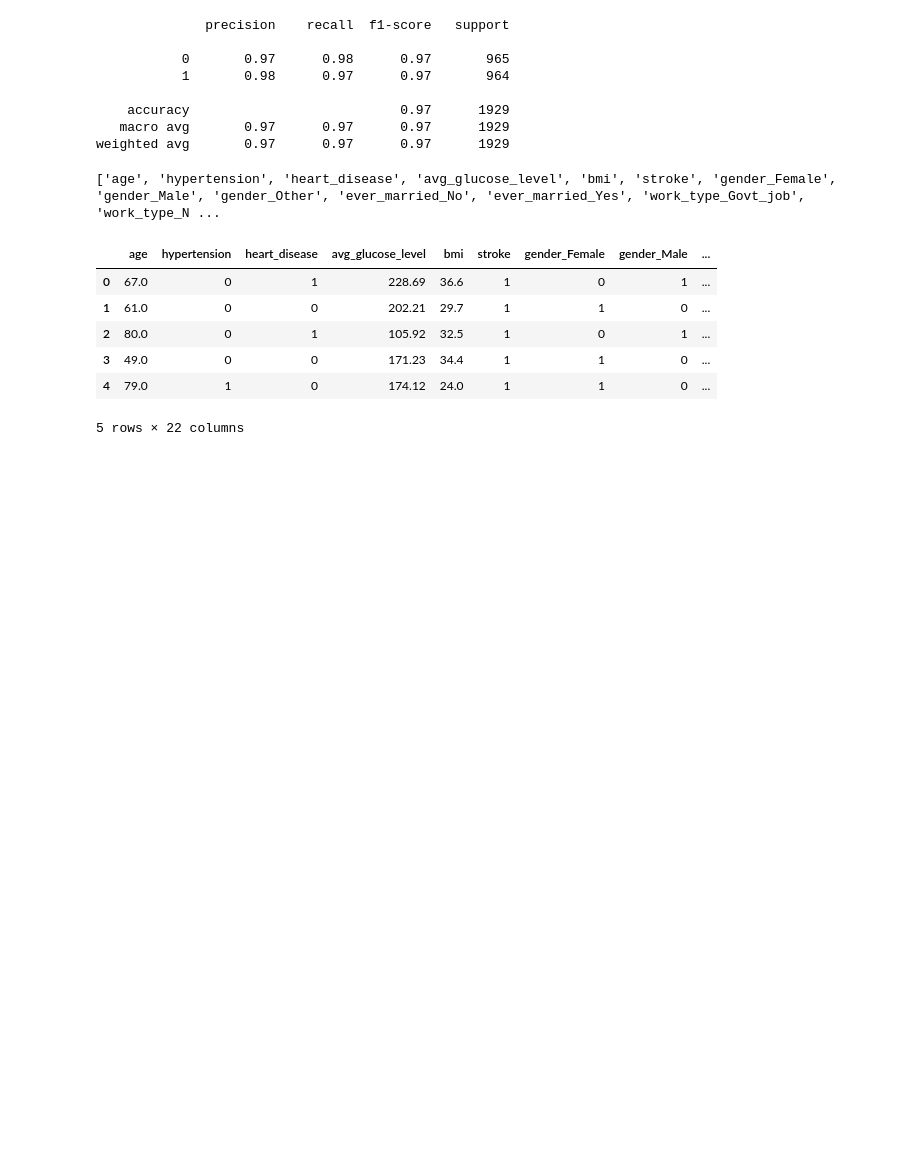
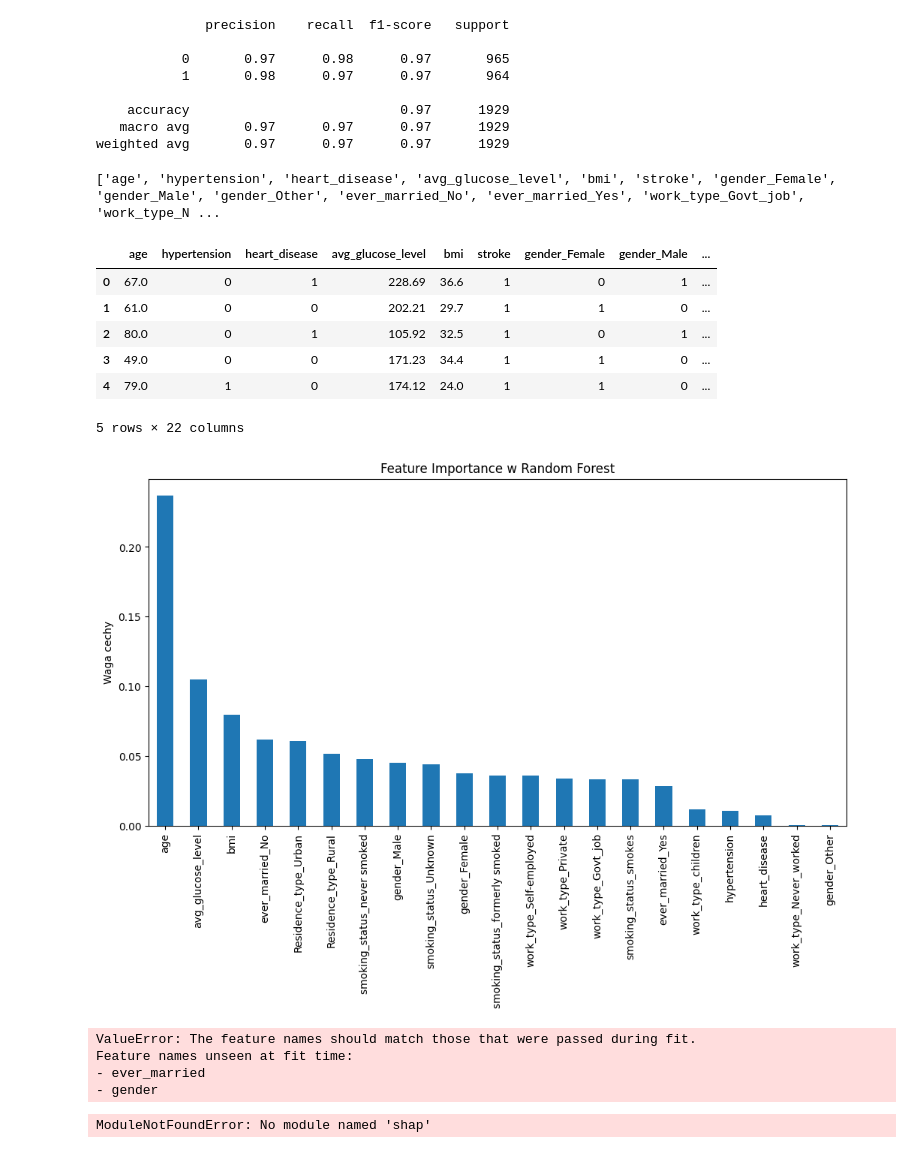
Before and after one commit to AnnaFurgalaWojas/Heart-disease-dataset, a Jupyter notebook: Analysis_Heart_disease-kopia.ipynb, the cells around one changed output. Drawn from its saved outputs; the diff is of its cells as text; code cells hidden in the pictures; blank space fills up the shorter version.

```diff
--- a/Analysis_Heart_disease-kopia.ipynb
+++ b/Analysis_Heart_disease-kopia.ipynb
@@ -6,7 +6,7 @@ from sklearn.preprocessing import StandardScaler
 import seaborn as sns
 import numpy as np
 # %%
-data = pd.read_csv('/Users/annafurgala-wojas/New project/Heart-disease-dataset/healthcare-dataset-stroke-data.csv')
+data = pd.read_csv('/Users/annafurgala-wojas/New_project/Heart-disease-dataset/healthcare-dataset-stroke-data.csv')
 data.head()
 # %% [output]
 |  | id | gender | age | hypertension | heart_disease | ever_married | work_type | Residence_type | ... |
@@ -576,3 +576,20 @@ data_final.head()
 | 3 | 49.0 | 0 | 0 | 171.23 | 34.4 | 1 | 1 | 0 | ... |
 | 4 | 79.0 | 1 | 0 | 174.12 | 24.0 | 1 | 1 | 0 | ... |
 5 rows × 22 columns
+# %%
+import matplotlib.pyplot as plt
+import pandas as pd
+
+# model to Twój wytrenowany RandomForestClassifier
+importances = classifier_RF_tomek.feature_importances_
+columns = classifier_RF_tomek.feature_names_in_
+
+feat_imp = pd.Series(importances, index=columns).sort_values(ascending=False)
+
+plt.figure(figsize=(12,6))
+feat_imp.plot(kind='bar')
+plt.title("Feature Importance w Random Forest")
+plt.ylabel("Waga cechy")
+plt.show()
+# %% [output]
+[figure, added]
@@ -578,0 +609,19 @@ data_final.head()
+# %%
+proba = classifier_RF_tomek.predict_proba(df_test)[:, 1]  # prawdopodobieństwo udaru
+print(f"Prawdopodobieństwo udaru: {proba[0]}")
+# %% [output]
+ValueError: The feature names should match those that were passed during fit.
+Feature names unseen at fit time:
+- ever_married
+- gender
+# %%
+import shap
+
+explainer = shap.TreeExplainer(classifier_RF_tomek)
+shap_values = explainer.shap_values(df_test)
+
+# Wykres sił wpływu cech na predykcję
+shap.initjs()
+shap.force_plot(explainer.expected_value[1], shap_values[1], df_test)
+# %% [output]
+ModuleNotFoundError: No module named 'shap'
```
Also changed, not shown: parts of 2 cells of this notebook, 8 other files.
